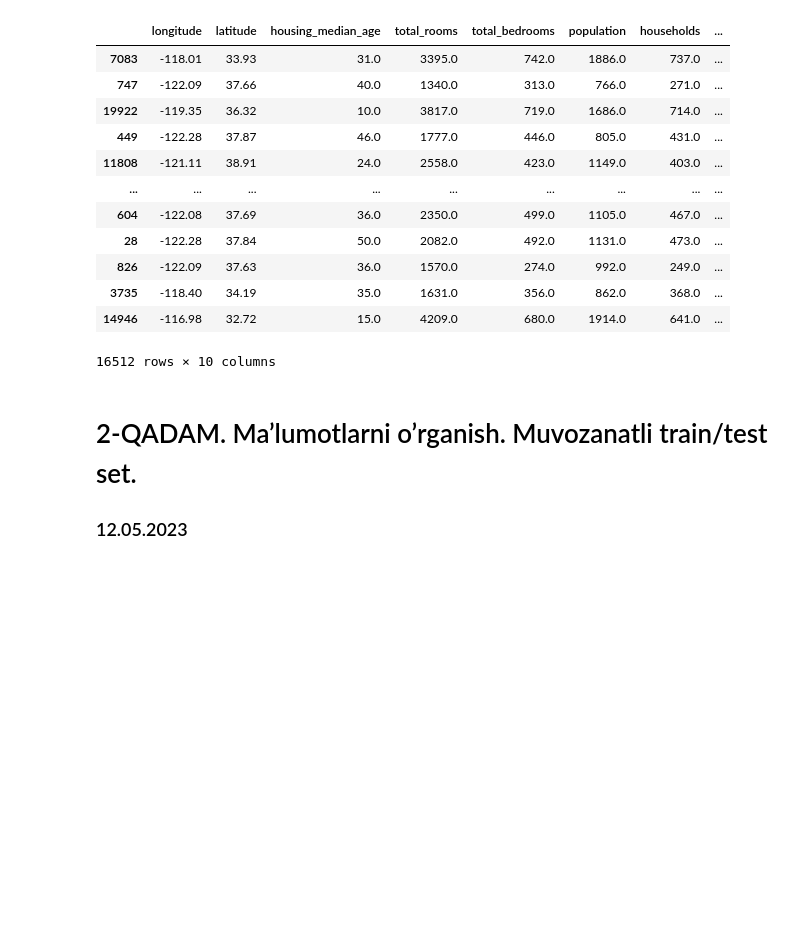
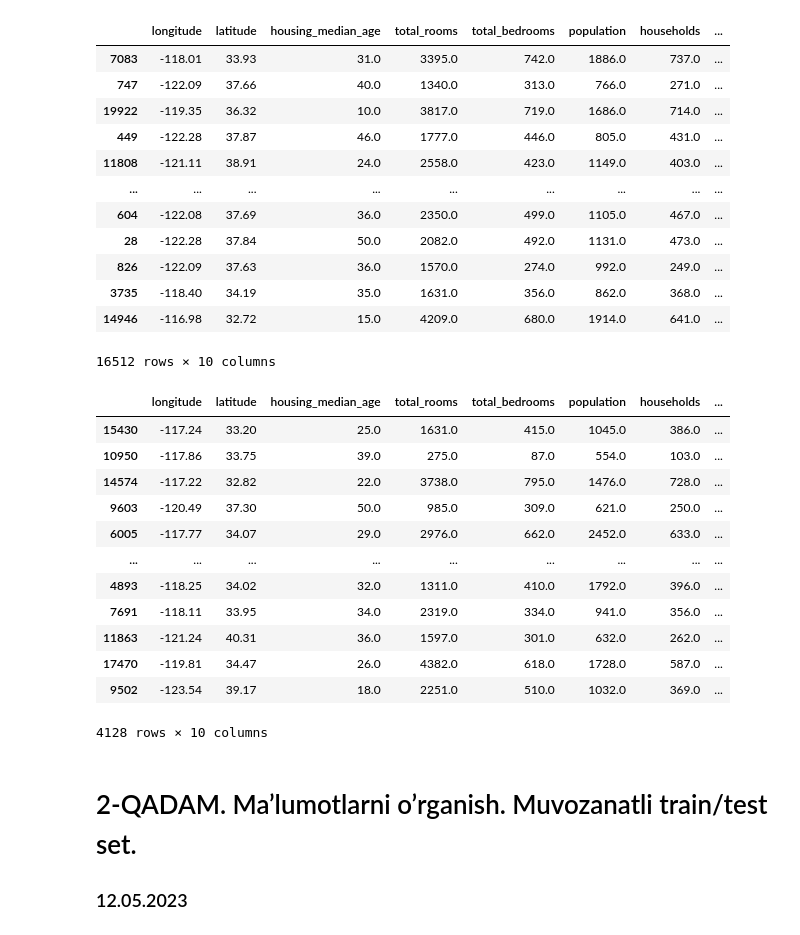
Before and after one commit to Shermukhammat/Mohirdev_Data_Science_praktikum, a Jupyter notebook: ML/scikit-learn1.ipynb, the cells around one changed output. Cells and saved outputs as stored; diff of their text form; code cells hidden in the pictures; blank space fills up the shorter version.

```diff
--- a/ML/scikit-learn1.ipynb
+++ b/ML/scikit-learn1.ipynb
@@ -113,7 +118,7 @@ plt.show()
 ### 12.05.2023
 # %%
 from sklearn.model_selection import train_test_split
-train_set, train_test = train_test_split(dataset, test_size = 0.2, random_state=31)
+train_set, test_set = train_test_split(dataset, test_size = 0.2, random_state = 31)
 # %%
 train_set
 # %% [output]
@@ -130,6 +135,22 @@ train_set
 | 3735 | -118.40 | 34.19 | 35.0 | 1631.0 | 356.0 | 862.0 | 368.0 | ... |
 | 14946 | -116.98 | 32.72 | 15.0 | 4209.0 | 680.0 | 1914.0 | 641.0 | ... |
 16512 rows × 10 columns
+# %%
+test_set
+# %% [output]
+|  | longitude | latitude | housing_median_age | total_rooms | total_bedrooms | population | households | ... |
+| 15430 | -117.24 | 33.20 | 25.0 | 1631.0 | 415.0 | 1045.0 | 386.0 | ... |
+| 10950 | -117.86 | 33.75 | 39.0 | 275.0 | 87.0 | 554.0 | 103.0 | ... |
+| 14574 | -117.22 | 32.82 | 22.0 | 3738.0 | 795.0 | 1476.0 | 728.0 | ... |
+| 9603 | -120.49 | 37.30 | 50.0 | 985.0 | 309.0 | 621.0 | 250.0 | ... |
+| 6005 | -117.77 | 34.07 | 29.0 | 2976.0 | 662.0 | 2452.0 | 633.0 | ... |
+| ... | ... | ... | ... | ... | ... | ... | ... | ... |
+| 4893 | -118.25 | 34.02 | 32.0 | 1311.0 | 410.0 | 1792.0 | 396.0 | ... |
+| 7691 | -118.11 | 33.95 | 34.0 | 2319.0 | 334.0 | 941.0 | 356.0 | ... |
+| 11863 | -121.24 | 40.31 | 36.0 | 1597.0 | 301.0 | 632.0 | 262.0 | ... |
+| 17470 | -119.81 | 34.47 | 26.0 | 4382.0 | 618.0 | 1728.0 | 587.0 | ... |
+| 9502 | -123.54 | 39.17 | 18.0 | 2251.0 | 510.0 | 1032.0 | 369.0 | ... |
+4128 rows × 10 columns
 # %% [markdown]
 # 2-QADAM. Ma’lumotlarni o’rganish. Muvozanatli train/test set.
 ### 12.05.2023
```
Also changed, not shown: parts of 12 cells of this notebook.
